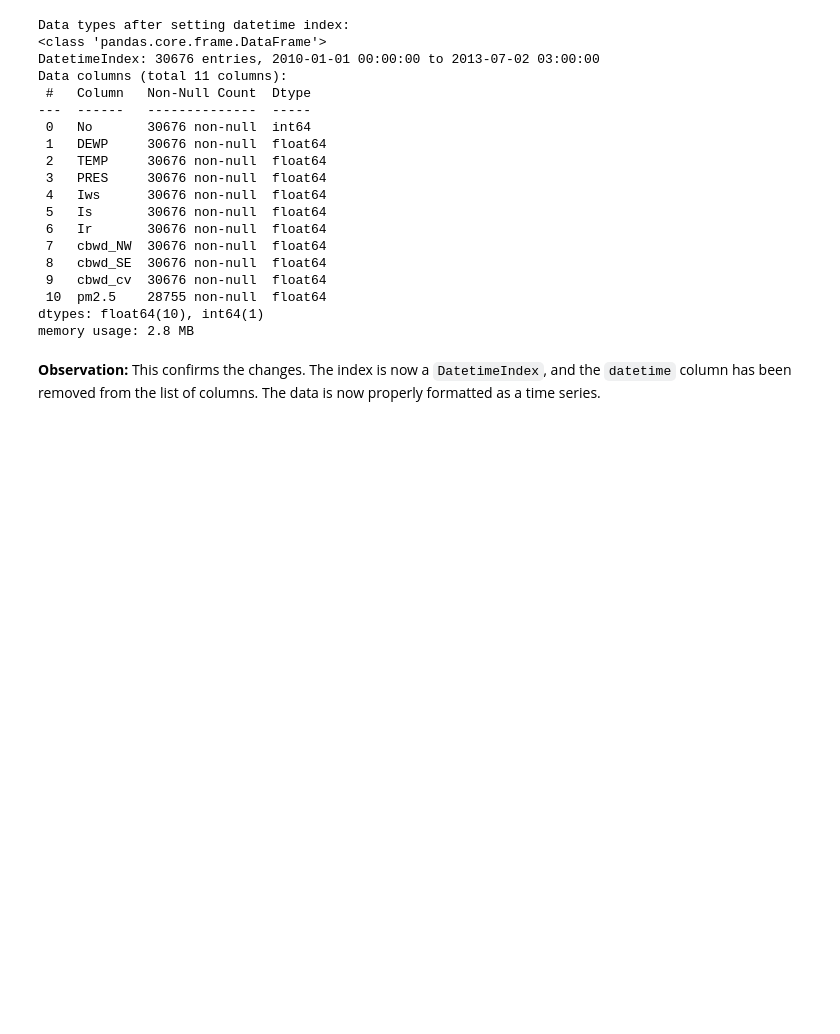
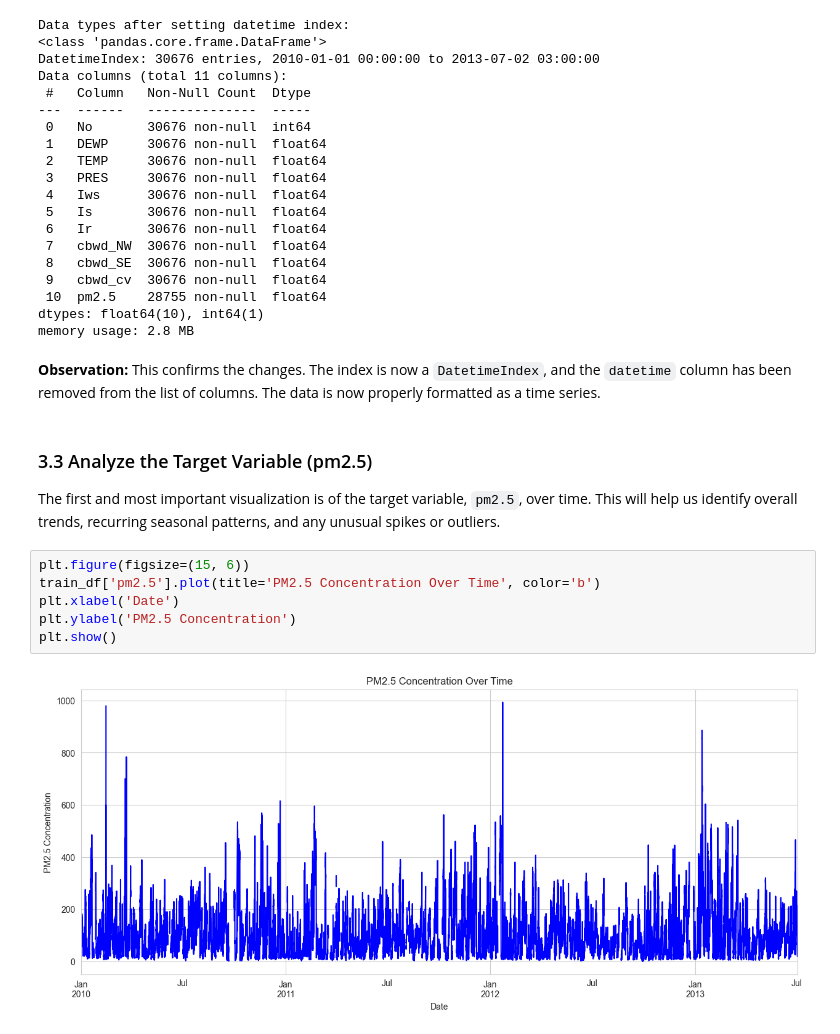
Before and after one commit to Christianib003/time-series-forecasting, a Jupyter notebook: notebooks/01_EDA_and_Preprocessing.ipynb, the cells around one changed output. Saved outputs shown, nothing was run; the diff lists cells and outputs as text; blank space fills up the shorter version.

Commit message:
data analysis and visualization

```diff
--- a/notebooks/01_EDA_and_Preprocessing.ipynb
+++ b/notebooks/01_EDA_and_Preprocessing.ipynb
@@ -71,3 +71,14 @@ dtypes: float64(10), int64(1)
 memory usage: 2.8 MB
 # %% [markdown]
 **Observation:** This confirms the changes. The index is now a `DatetimeIndex`, and the `datetime` column has been removed from the list of columns. The data is now properly formatted as a time series.
+# %% [markdown]
+### 3.3 Analyze the Target Variable (pm2.5)
+The first and most important visualization is of the target variable, `pm2.5`, over time. This will help us identify overall trends, recurring seasonal patterns, and any unusual spikes or outliers.
+# %%
+plt.figure(figsize=(15, 6))
+train_df['pm2.5'].plot(title='PM2.5 Concentration Over Time', color='b')
+plt.xlabel('Date')
+plt.ylabel('PM2.5 Concentration')
+plt.show()
+# %% [output]
+[figure, added]
```
Also changed, not shown: parts of 10 cells of this notebook, 3 other files.
